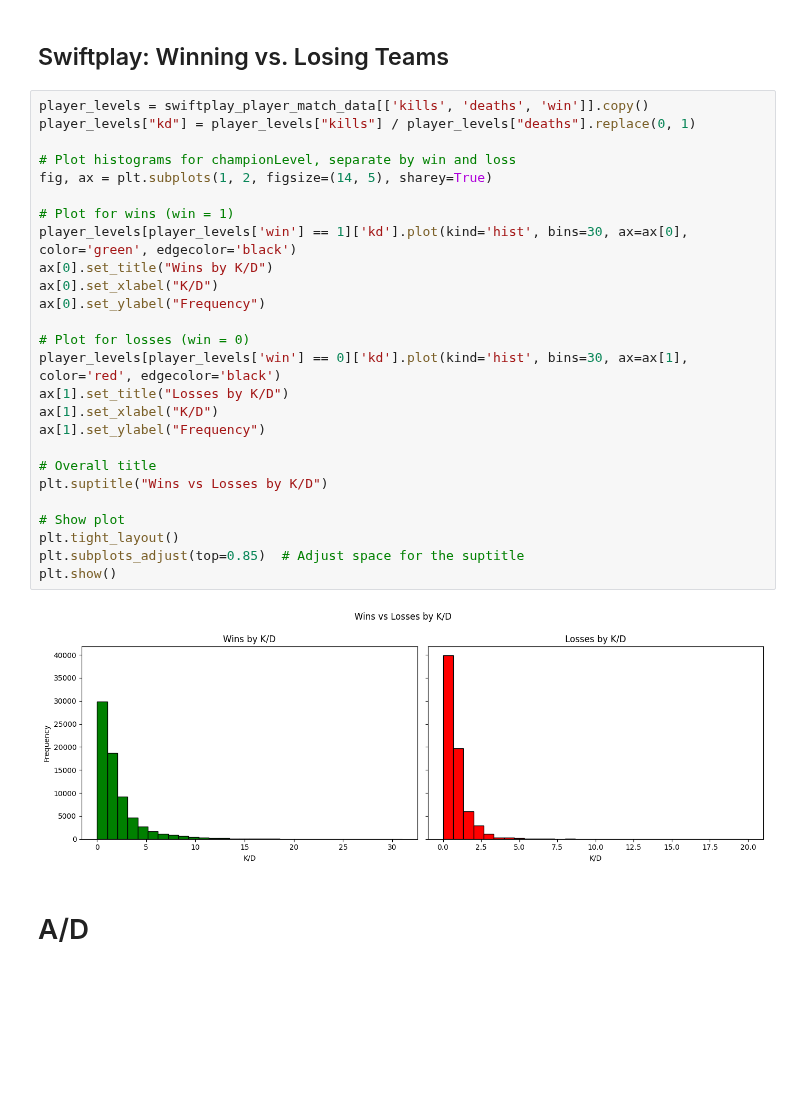
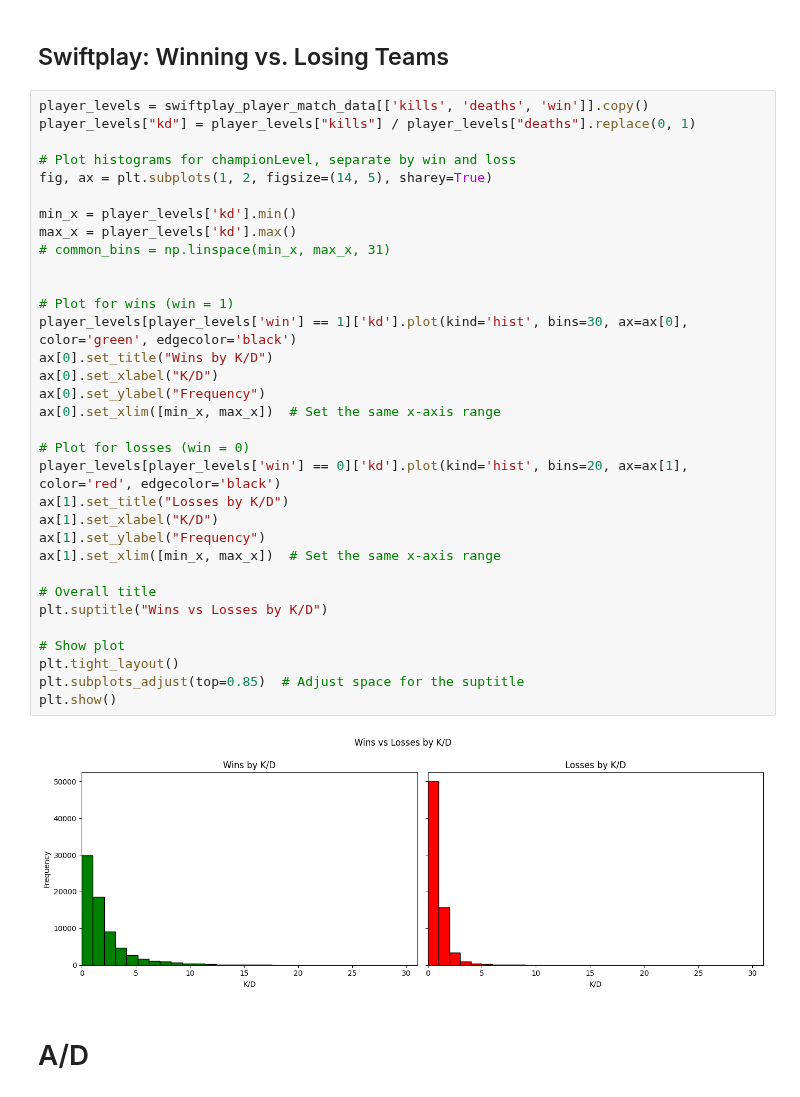
Before and after one commit to mdcUM/swiftplay-analysis, a Jupyter notebook: fairness_and_competitive_balance.ipynb, the cells around one changed output. Saved outputs shown, nothing was run; the diff lists cells and outputs as text; blank space fills up the shorter version.

```diff
--- a/fairness_and_competitive_balance.ipynb
+++ b/fairness_and_competitive_balance.ipynb
@@ -202,31 +212,38 @@ players["ranked_kd"].value_counts().plot(kind='hist', bins=30)
 # %%
 player_levels = swiftplay_player_match_data[['kills', 'deaths', 'win']].copy()
 player_levels["kd"] = player_levels["kills"] / player_levels["deaths"].replace(0, 1)
 
 # Plot histograms for championLevel, separate by win and loss
 fig, ax = plt.subplots(1, 2, figsize=(14, 5), sharey=True)
 
+min_x = player_levels['kd'].min()
+max_x = player_levels['kd'].max()
+# common_bins = np.linspace(min_x, max_x, 31)
+
+
 # Plot for wins (win = 1)
 player_levels[player_levels['win'] == 1]['kd'].plot(kind='hist', bins=30, ax=ax[0], color='green', edgecolor='black')
 ax[0].set_title("Wins by K/D")
 ax[0].set_xlabel("K/D")
 ax[0].set_ylabel("Frequency")
+ax[0].set_xlim([min_x, max_x])  # Set the same x-axis range
 
 # Plot for losses (win = 0)
-player_levels[player_levels['win'] == 0]['kd'].plot(kind='hist', bins=30, ax=ax[1], color='red', edgecolor='black')
+player_levels[player_levels['win'] == 0]['kd'].plot(kind='hist', bins=20, ax=ax[1], color='red', edgecolor='black')
 ax[1].set_title("Losses by K/D")
 ax[1].set_xlabel("K/D")
 ax[1].set_ylabel("Frequency")
+ax[1].set_xlim([min_x, max_x])  # Set the same x-axis range
 
 # Overall title
 plt.suptitle("Wins vs Losses by K/D")
 
 # Show plot
 plt.tight_layout()
 plt.subplots_adjust(top=0.85)  # Adjust space for the suptitle
 plt.show()
 # %% [output]
-[figure, old version]
+[figure, new version]
 # %% [markdown]
 # A/D
 # %% [markdown]
```
Also changed, not shown: parts of 3 cells of this notebook.
